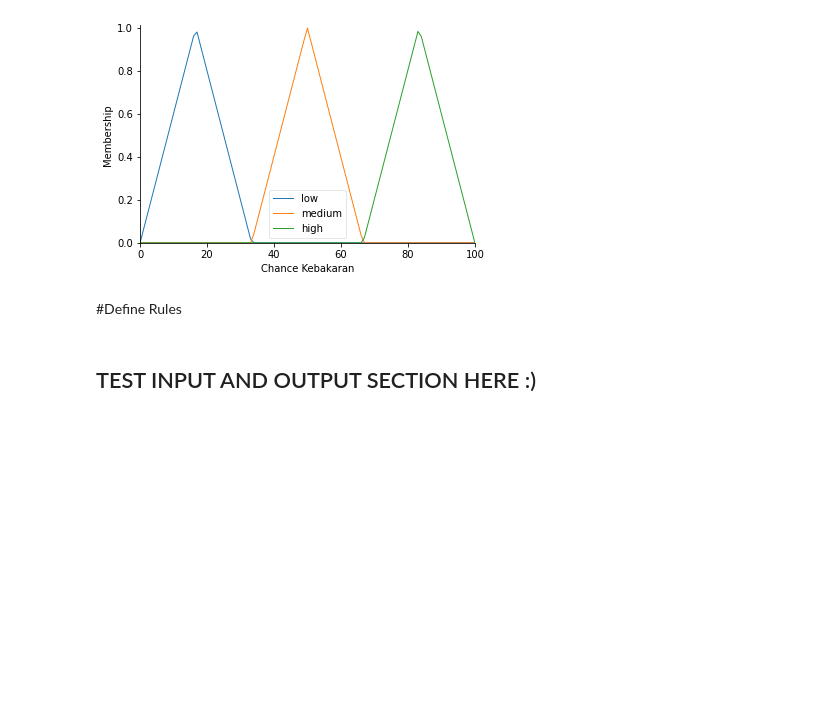
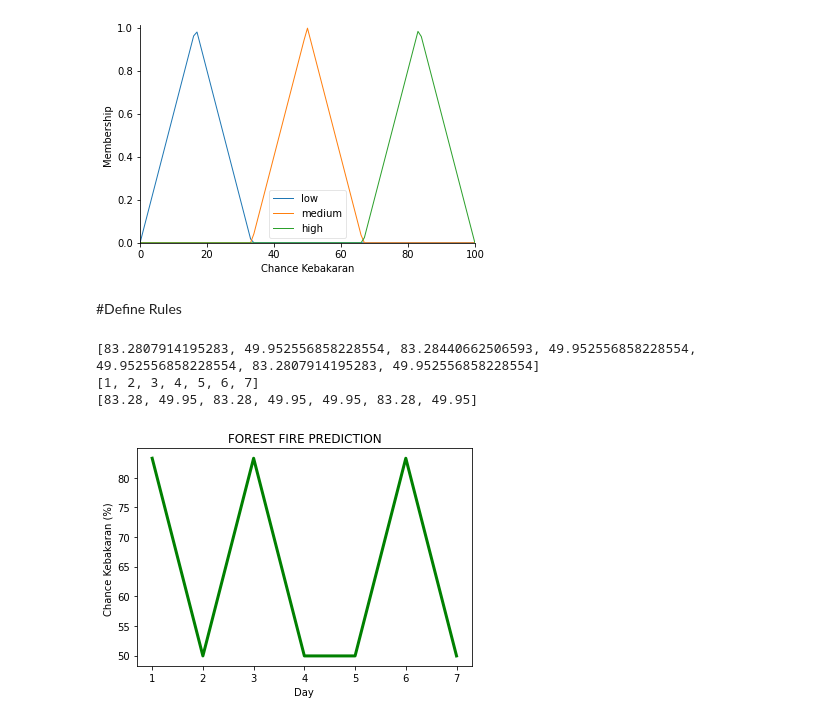
Before and after one commit to TioHalu/Forest_Fire_Prediction_Colab, a Jupyter notebook: Fuzzy.ipynb, the cells around one changed output. Saved outputs shown, nothing was run; the diff lists cells and outputs as text; code cells hidden in the pictures; blank space fills up the shorter version.

```diff
--- a/Fuzzy.ipynb
+++ b/Fuzzy.ipynb
@@ -96,8 +89,6 @@ rule4 = ctrl.Rule(curah_hujan['sangat tinggi'] & temperatur['panas'] & kecepatan
 chance_ctrl = ctrl.ControlSystem([rule1,rule2,rule3,rule4])
 # %%
 kebakaran = ctrl.ControlSystemSimulation(chance_ctrl)
-# %% [markdown]
-## TEST INPUT AND OUTPUT SECTION HERE :)
 # %%
 input = [
     {
@@ -109,55 +100,87 @@ input = [
     },
     {
         'day': 2,
-        'Curah Hujan': 45 ,
-        'Temperatur': 21,
-        'Kecepatan Angin': 10,
-        'Kelembaban': 5,
+        'Curah Hujan': 550 ,
+        'Temperatur': 28,
+        'Kecepatan Angin': 18,
+        'Kelembaban': 18,
     },
     {
         'day': 3,
-        'Curah Hujan': 50 ,
-        'Temperatur': 23,
-        'Kecepatan Angin': 20,
-        'Kelembaban': 10,
+        'Curah Hujan': 75 ,
+        'Temperatur': 30,
+        'Kecepatan Angin': 23,
+        'Kelembaban': 12,
+    },
+    {
+        'day': 4,
+        'Curah Hujan': 550 ,
+        'Temperatur': 28,
+        'Kecepatan Angin': 18,
+        'Kelembaban': 18,
+    },
+    {
+        'day': 5,
+        'Curah Hujan': 550 ,
+        'Temperatur': 28,
+        'Kecepatan Angin': 18,
+        'Kelembaban': 18,
+    },
+    {
+        'day': 6,
+        'Curah Hujan': 40 ,
+        'Temperatur': 25,
+        'Kecepatan Angin': 15,
+        'Kelembaban': 7,
+    },
+    {
+        'day': 7,
+        'Curah Hujan': 550 ,
+        'Temperatur': 28,
+        'Kecepatan Angin': 18,
+        'Kelembaban': 18,
     },
 
+
 ]
+
+#Function for Looping Fuzzy
 dict = {}
-#create function to passing many input using dictionary loop and return multiple output
 def get_chance(input):
-
     for i in input:
         kebakaran.input['Curah Hujan'] = i['Curah Hujan']
         kebakaran.input['Temperatur'] = i['Temperatur']
         kebakaran.input['Kecepatan Angin'] = i['Kecepatan Angin']
         kebakaran.input['Kelembaban'] = i['Kelembaban']
         kebakaran.compute()
 
         dict[i['day']] = kebakaran.output['Chance Kebakaran']
     return dict
 
-
 get_chance(input)
-
-#create function multiple line graph using matplotlib to show the result from dictionary
-import matplotlib.pyplot as plt
 
 def show_graph(dict):
     # x label is day
     # y label is chance (0 - 100%)
     x = list(dict.keys())
     y = list(dict.values())
     print (y)
 
     #round the value of y to 2 decimal
     y = [round(i,2) for i in y]
+
+    #print buat debug / cek output sementara
     print (x)
     print (y)
 
-    plt.plot(x, y, color='green', linestyle='dashed', linewidth = 3)
+    plt.plot(x, y, color='green', linewidth = 3)
     plt.title('FOREST FIRE PREDICTION')
     plt.xlabel('Day')
-    plt.ylabel('Chance')
+    plt.ylabel('Chance Kebakaran (%) ')
 
 show_graph(dict)
+# %% [output]
+[83.2807914195283, 49.952556858228554, 83.28440662506593, 49.952556858228554, 49.952556858228554, 83.2807914195283, 49.952556858228554]
+[1, 2, 3, 4, 5, 6, 7]
+[83.28, 49.95, 83.28, 49.95, 49.95, 83.28, 49.95]
+[figure, added]
```
Also changed, not shown: parts of 7 cells of this notebook.
